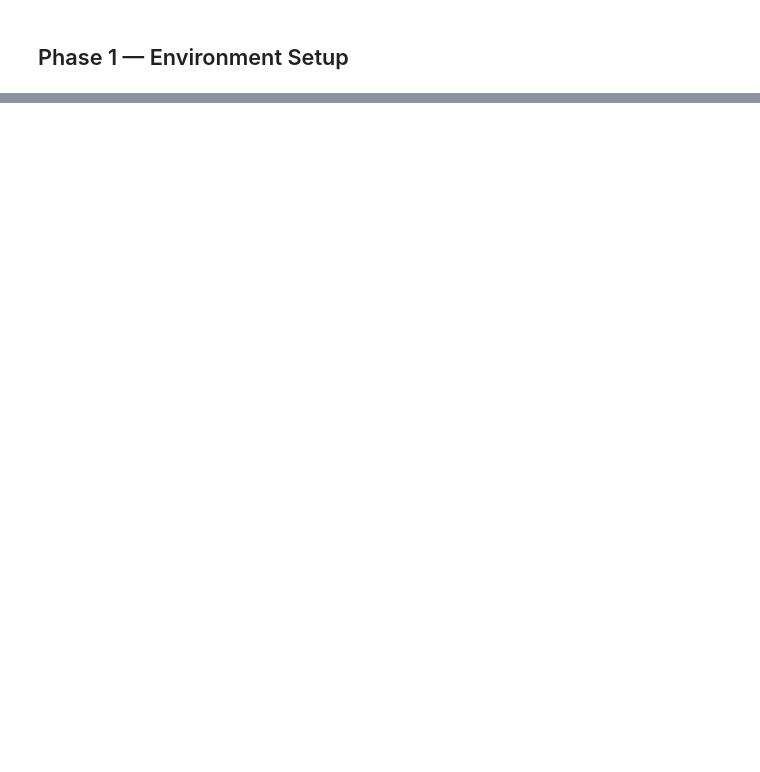
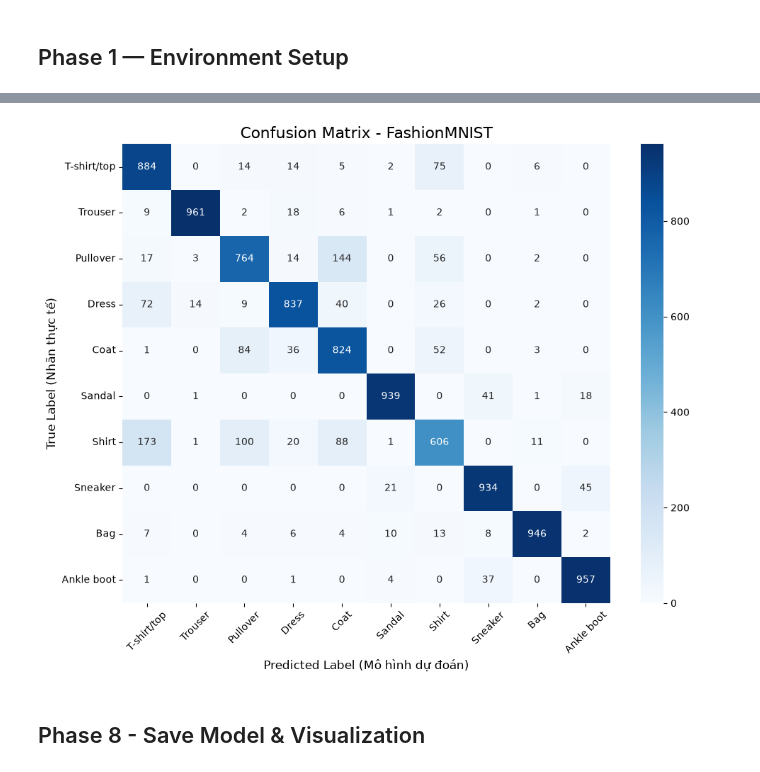
Before and after one commit to TiCoder-coder/TOTAL_LABPARACTICE_FOR_DEEP_LEARNING, a Jupyter notebook: total_practice/practice_1/practice_1.ipynb, the cells around one changed output, grey strips where cells are left out. Drawn from its saved outputs; the diff is of its cells as text; code cells hidden in the pictures; blank space fills up the shorter version.

```diff
--- a/total_practice/practice_1/practice_1.ipynb
+++ b/total_practice/practice_1/practice_1.ipynb
@@ -138,0 +423,28 @@ else:
+# %%
+model.eval()
+
+test_loss = 0.0
+correct_test = 0
+total_test = 0
+
+all_preds = []
+all_targets = []
+
+with torch.no_grad():
+    for data, labels in test_loader:
+        data = data.to(device)
+        labels = labels.to(device)
+
+        outputs = model(data)
+        loss = criterion(outputs, labels)
+        test_loss += loss.item()
+
+        _, predicted = torch.max(outputs.data, 1)
+        total_test += labels.size(0)
+        correct_test += (predicted == labels).sum().item()
+
+        all_preds.extend(predicted.cpu().numpy())
+        all_targets.extend(labels.cpu().numpy())
+
+avg_test_loss = test_loss / len(test_loader)
+test_acc = 100 * correct_test / total_test
@@ -138,0 +457,4 @@ else:
+# %%
+class_names = test_dataset.classes
+print("📊 BÁO CÁO PHÂN LOẠI CHI TIẾT:")
+print(classification_report(all_targets, all_preds, target_names=class_names))
@@ -138,0 +479,14 @@ else:
+# %%
+cm = confusion_matrix(all_targets, all_preds)
+plt.figure(figsize=(10, 8))
+sns.heatmap(cm, annot=True, fmt='d', cmap='Blues', xticklabels=class_names, yticklabels=class_names)
+plt.title('Confusion Matrix - FashionMNIST', fontsize=16)
+plt.xlabel('Predicted Label (Mô hình dự đoán)', fontsize=12)
+plt.ylabel('True Label (Nhãn thực tế)', fontsize=12)
+plt.xticks(rotation=45)
+plt.tight_layout()
+plt.show()
+# %% [output]
+[figure, added]
+# %% [markdown]
+## Phase 8 - Save Model & Visualization
```
Also changed, not shown: parts of 62 cells of this notebook.
